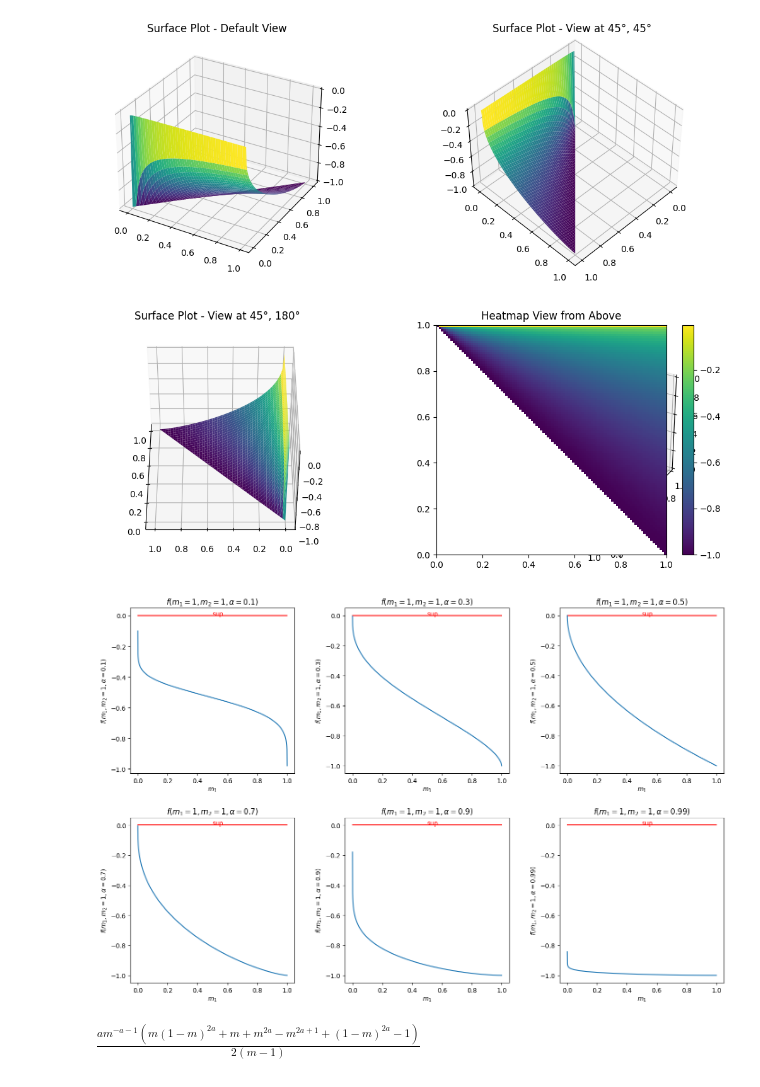
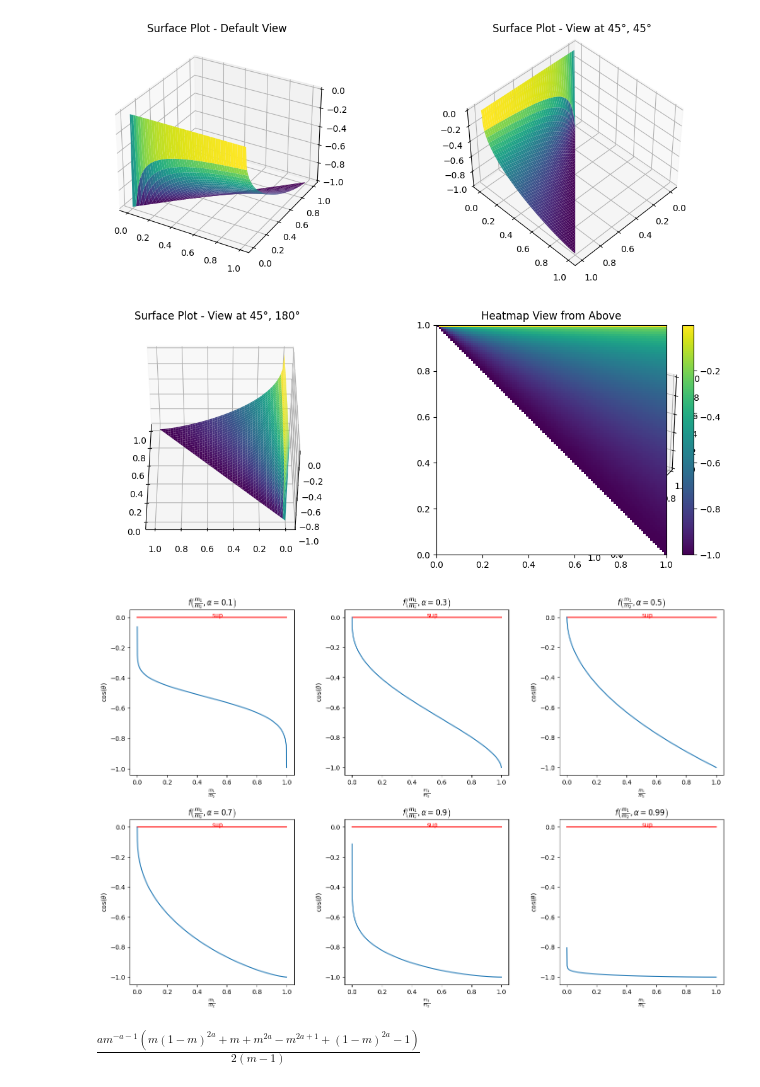
Before and after one commit to DarioFi/optimal_transport, a Jupyter notebook: combinatorial_bound/combinatorial_sup_report.ipynb, the cells around one changed output. Cells and saved outputs as stored; diff of their text form; code cells hidden in the pictures.

```diff
--- a/combinatorial_bound/combinatorial_sup_report.ipynb
+++ b/combinatorial_bound/combinatorial_sup_report.ipynb
@@ -33,8 +33,8 @@ for i, a in enumerate(a_values):
     ax.text(.5, y_max[0], 'sup', color='red')
 
     ax.plot(x, y)
-    ax.set_title(rf'$f(m_1, m_2=1, \alpha={a})$')
-    ax.set_xlabel('$m_1$')
+    ax.set_title(r'$f\left(\frac{m_1}{m_2}, \alpha=' +str(a) + r'\right)$')
+    ax.set_xlabel(r'$\frac{m_1}{m_2}$')
     ax.set_ylabel(r'$\cos(\theta)$')
 plt.show()
 # %% [output]
@@ -195,35 +195,35 @@ plt.show()
 # %%
 def plot_f(m1, a):
     return f_diff_comp(1, m1, a)
 
 
 fig, axs = plt.subplots(2, 3, figsize=(15, 10))
 
 # add spacing
 fig.tight_layout(pad=5.0)
 a_values = [.1, .3, .5, .7, .9, .99]
 for i, a in enumerate(a_values):
     m2 = np.linspace(0 + eps, 1 - eps, 1000)
     y = plot_f(m2, a)
     ax = axs[i // 3, i % 3]
 
     # also plot max(0, 2^(2a-1) - 1)
 
     y_max = [np.maximum(0, 2 ** (2 * a - 1) - 1)] * len(m2)
     y_max = [0] * len(m2)
     ax.plot(m2, y_max, color='red')
     # annotate "sup" on this line
     ax.text(.5, y_max[0], 'sup', color='red')
 
     ax.plot(m2, y)
 
-    ax.set_title(rf'$f(m_1=1, m_2=1, \alpha={a})$')
-    ax.set_xlabel('$m_1$')
-    ax.set_ylabel(rf'$f(m_1, m_2=1, \alpha={a})$')
+    ax.set_title(r'$f\left(\frac{m_1}{m_2}, \alpha=' +str(a) + r'\right)$')
+    ax.set_xlabel(r'$\frac{m_1}{m_2}$')
+    ax.set_ylabel(r'$\cos(\theta)$')
 
 plt.show()
 # %% [output]
-[figure, old version]
+[figure, new version]
 # %%
 m = sp.symbols("m", real=True, positive=True)
 a = sp.symbols("a", real=True, positive=True)
```
Also changed, not shown: parts of 1 cell of this notebook, 8 other files.
